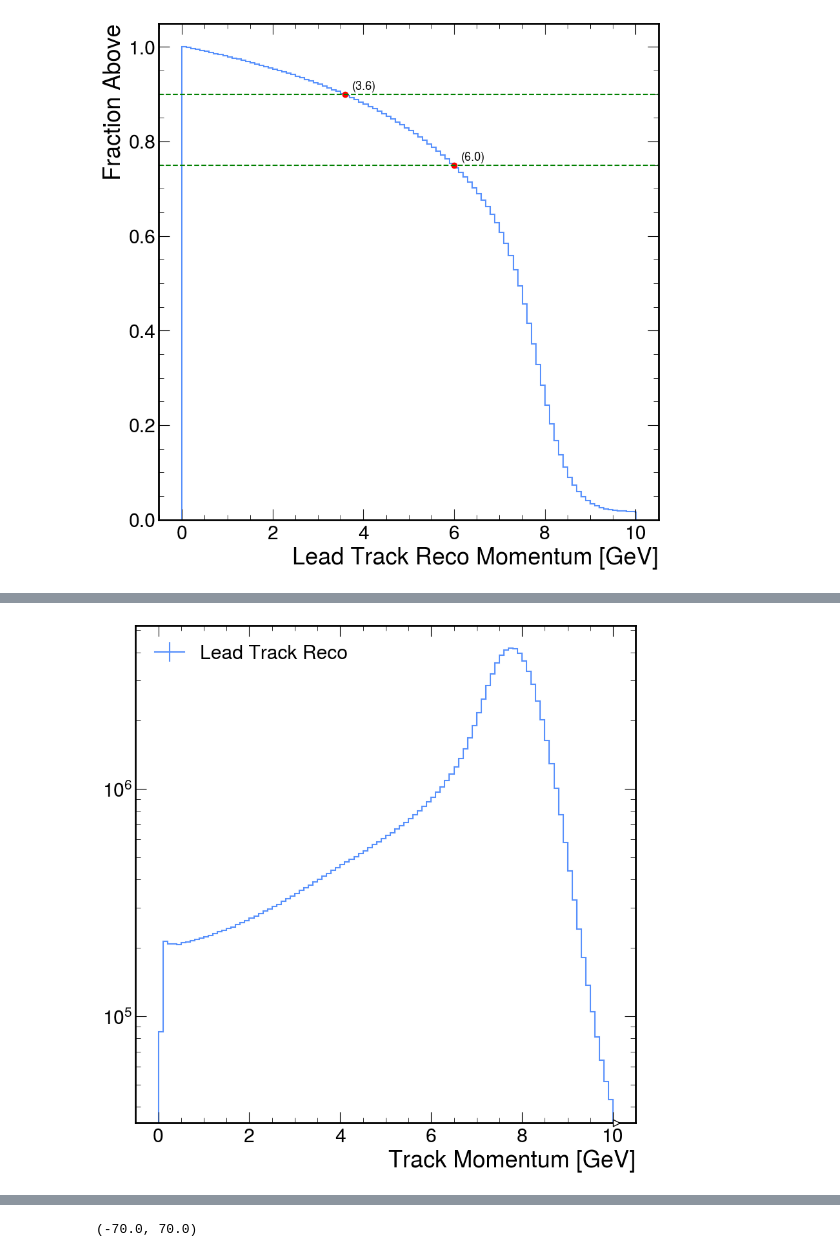
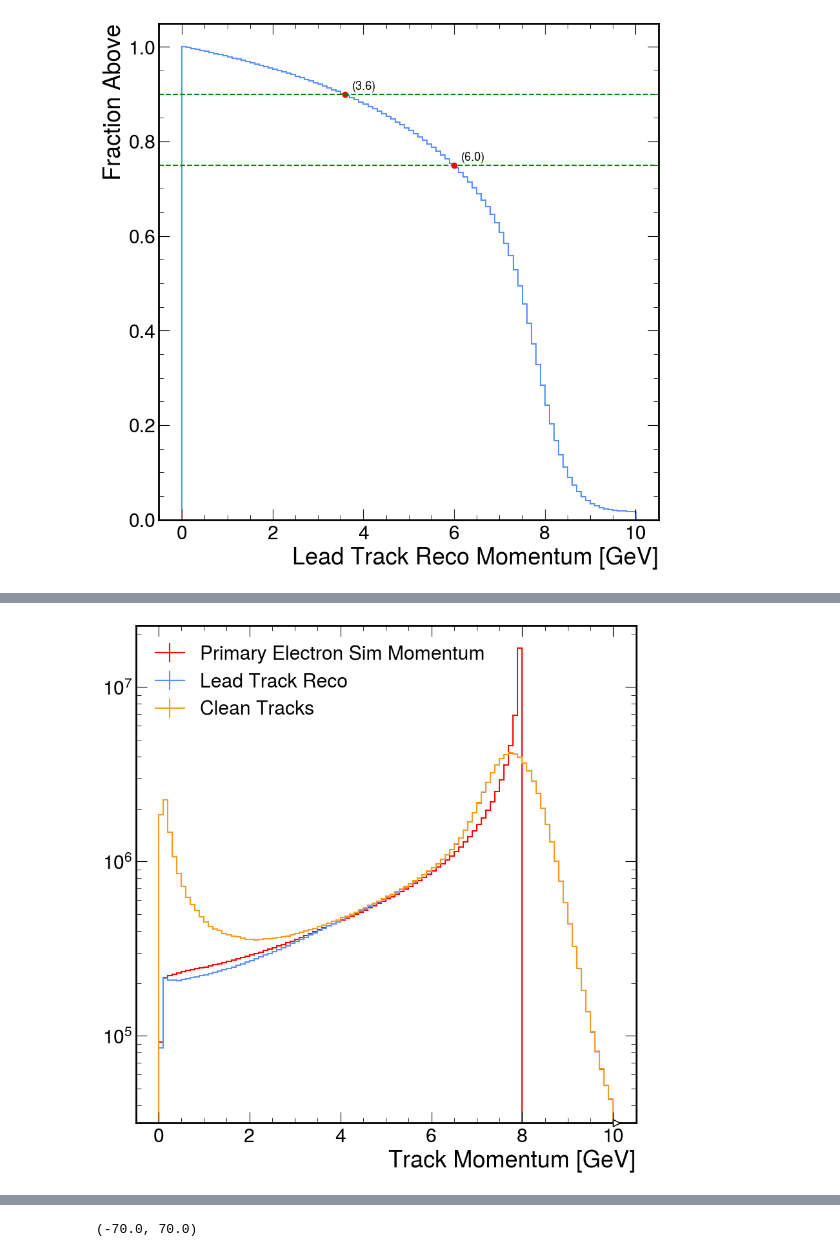
Before and after one commit to rodr1001/my_code, a Jupyter notebook: ldmx/EAT_Tracking/STREAMLINE-plot-eat-tracking-histograms.ipynb, the cells around one changed output, grey strips where cells are left out. Saved outputs shown, nothing was run; the diff lists cells and outputs as text; code cells hidden in the pictures.

```diff
--- a/ldmx/EAT_Tracking/STREAMLINE-plot-eat-tracking-histograms.ipynb
+++ b/ldmx/EAT_Tracking/STREAMLINE-plot-eat-tracking-histograms.ipynb
@@ -30,7 +30,7 @@ no_smear = HistFile('hist_track_ana_1M_NO_SMEAR.root', 'TrackAnalyzer')
 # %%
 smear = HistFile('hist_track_ana_1M_SMEAR.root', 'TrackAnalyzer')
 # %%
-f= HistFile('hist_track_ana_100_a987c50a.root', 'TrackAnalyzer')
+f= HistFile('hist_track_ana_100_2e1cd0f5.root', 'TrackAnalyzer')
 # %%
 f.keys()
 # %% [output]
@@ -165,16 +162,16 @@ plt.yscale("log")
 # %%
-#hh = f['sim_momentum'].to_hist()
+hh = f['esph_momentum'].to_hist()
 #for i in range(0,len(hh.axes[0].widths)):
    # hh[i]=hh[i]*0.05
-#h = hh.plot(color ="red",label = "Primary Electron Sim Momentum")
+h = hh.plot(color ="red",label = "Primary Electron Sim Momentum")
 g = f['reco_leadtrk_momentum'].to_hist().plot(label = "Lead Track Reco")
-#d = f['reco_momentum'].to_hist().plot(label = "Clean Tracks")
+d = f['reco_momentum'].to_hist().plot(label = "Clean Tracks")
 plt.legend(loc='best')
 plt.xlabel('Track Momentum [GeV]')
 plt.yscale("log")
 #plt.savefig("sim_clean_vs_lead_reco_1D-log-sample.jpg")
 # %% [output]
-[figure, old version]
+[figure, new version]
 # %%
 f['impact_point'].to_hist().plot(cmin=1,norm='log')
 ax = plt.gca()
```
Also changed, not shown: parts of 8 cells of this notebook, 1 other file.
